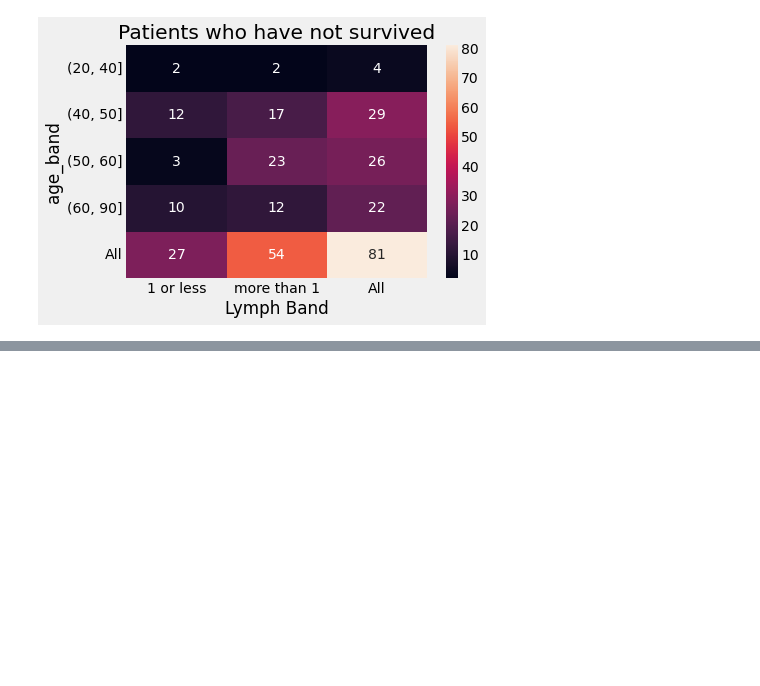
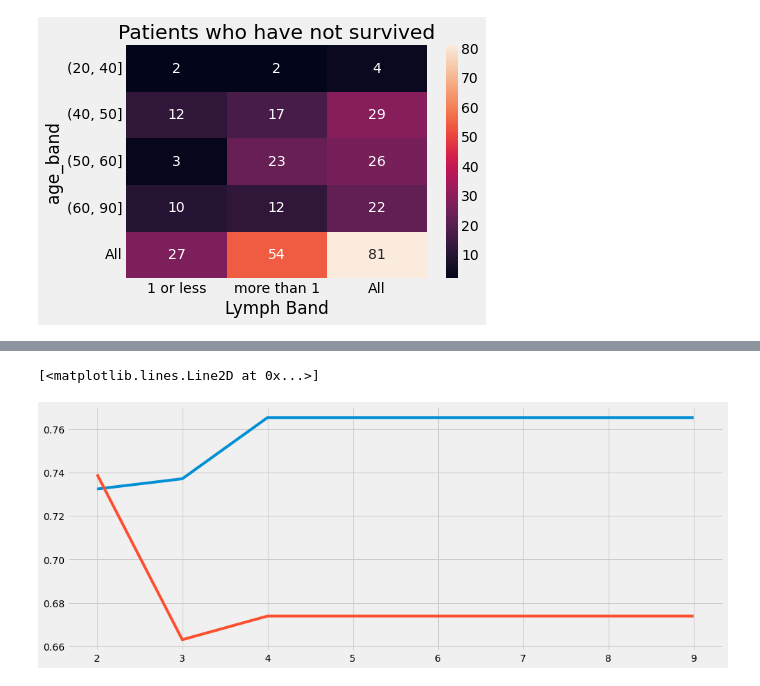
Before and after one commit to ash-captain26/Habermann-Survival, a Jupyter notebook: Habermann_survival.ipynb, the cells around one changed output, grey strips where cells are left out. Saved outputs shown, nothing was run; the diff lists cells and outputs as text; code cells hidden in the pictures; blank space fills up the shorter version.

```diff
--- a/Habermann_survival.ipynb
+++ b/Habermann_survival.ipynb
@@ -241,0 +422,16 @@ Here we see in this bivariate analysis regarding age band v/s lymph nodes that w
+# %%
+#maximum leaf node
+train_accuracy=[]
+validation_accuracy=[]
+for leaf_node in range(2,10):
+    model=DecisionTreeClassifier(max_depth=3,max_leaf_nodes=leaf_node, random_state=10)
+    model.fit(X_n_train,y_train)
+    train_accuracy.append(model.score(X_n_train,y_train))
+    validation_accuracy.append(model.score(X_n_valid,y_valid))
+frame=pd.DataFrame({"Max_Leaf_node": range(2,10),"Train_score":train_accuracy,"Valid_score":validation_accuracy})
+plt.figure(figsize=(15,6))
+plt.plot(frame['Max_Leaf_node'],frame['Train_score'] )
+plt.plot(frame['Max_Leaf_node'],frame['Valid_score'] )
+# %% [output]
+[<matplotlib.lines.Line2D at 0x...>]
+[figure, added]
```
Also changed, not shown: parts of 65 cells of this notebook.
